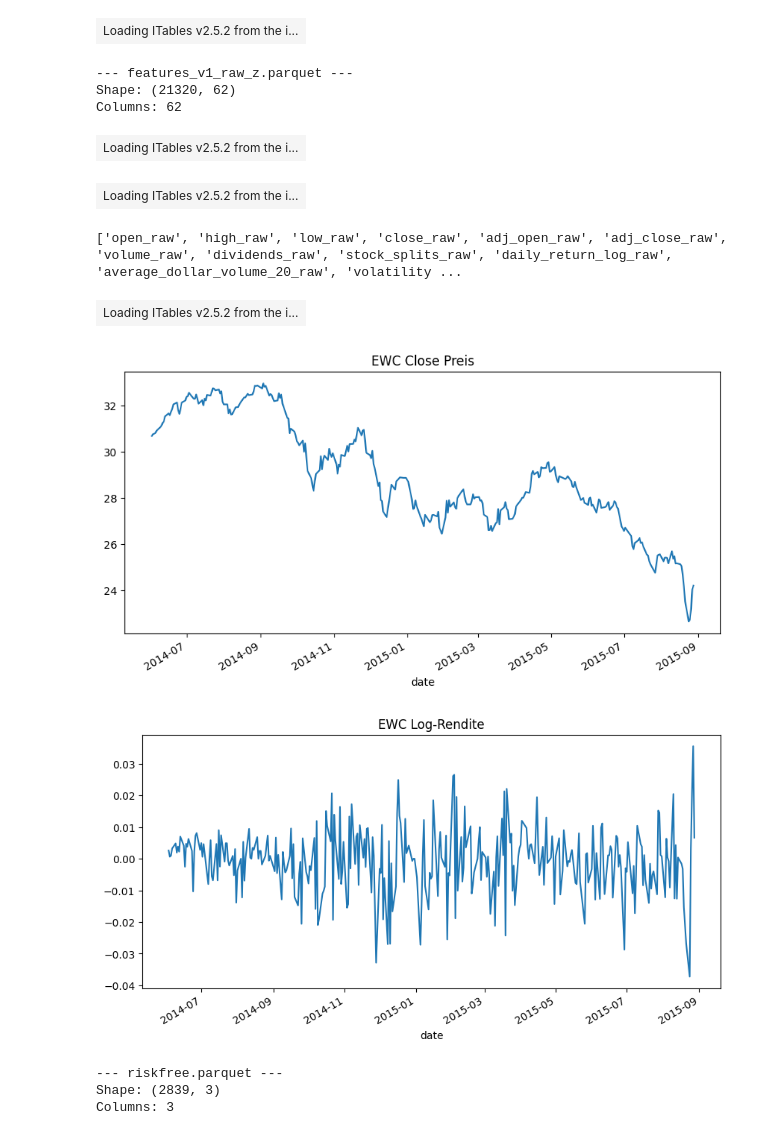
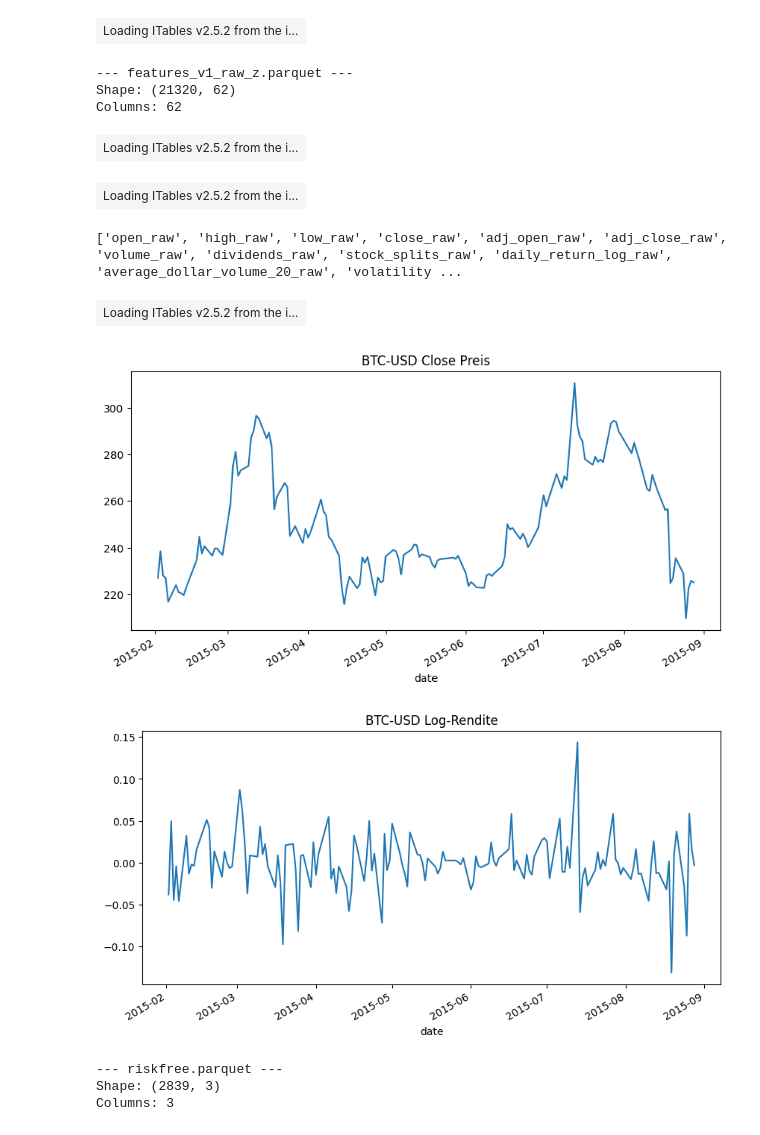
Before and after one commit to longrodeo/bachelorarbeit-drl-finance, a Jupyter notebook: notebooks/ploten_parquets_daten_check.ipynb, the cells around one changed output. Drawn from its saved outputs; the diff is of its cells as text; code cells hidden in the pictures.

```diff
--- a/notebooks/ploten_parquets_daten_check.ipynb
+++ b/notebooks/ploten_parquets_daten_check.ipynb
@@ -78,32 +78,32 @@ Columns: 9
 # %%
 df_clean = load_and_info(DATA_DIR / "clean" / "features_v1_raw_z.parquet")
 display(df_clean.head(30), df_clean.tail())
 # Spaltenliste
 print(df_clean.columns.tolist()[:15], "...")
 
 # Ein Asset über Zeitraum herausfiltern
-asset = "EWC"
-date_range = slice("2014-06-02", "2015-08-30")
+asset = "BTC-USD"
+date_range = slice("2015-02-02", "2015-08-30")
 df_clean_asset = df_clean.xs(asset, level="asset").loc[date_range]
 display(df_clean_asset.head(100))
 
 # Plot Close Preis
 df_clean_asset["close_raw"].plot(title=f"{asset} Close Preis", figsize=(10,5))
 plt.show()
 
 # Plot Log-Renditen
 df_clean_asset["daily_return_log_raw"].plot(title=f"{asset} Log-Rendite", figsize=(10,5))
 plt.show()
 # %% [output]
 --- features_v1_raw_z.parquet ---
 Shape: (21320, 62)
 Columns: 62
 | Loading ITables v2.5.2 from the i... |
 | Loading ITables v2.5.2 from the i... |
 ['open_raw', 'high_raw', 'low_raw', 'close_raw', 'adj_open_raw', 'adj_close_raw', 'volume_raw', 'dividends_raw', 'stock_splits_raw', 'daily_return_log_raw', 'average_dollar_volume_20_raw', 'volatility ...
 | Loading ITables v2.5.2 from the i... |
-[figure, old version]
+[figure, new version]
-[figure, old version]
+[figure, new version]
 # %%
 df_rf = load_and_info(DATA_DIR / "clean" / "riskfree.parquet")
 display(df_rf.head(100), df_rf.tail())
```
Also changed, not shown: parts of 2 cells of this notebook, 11 other files.
